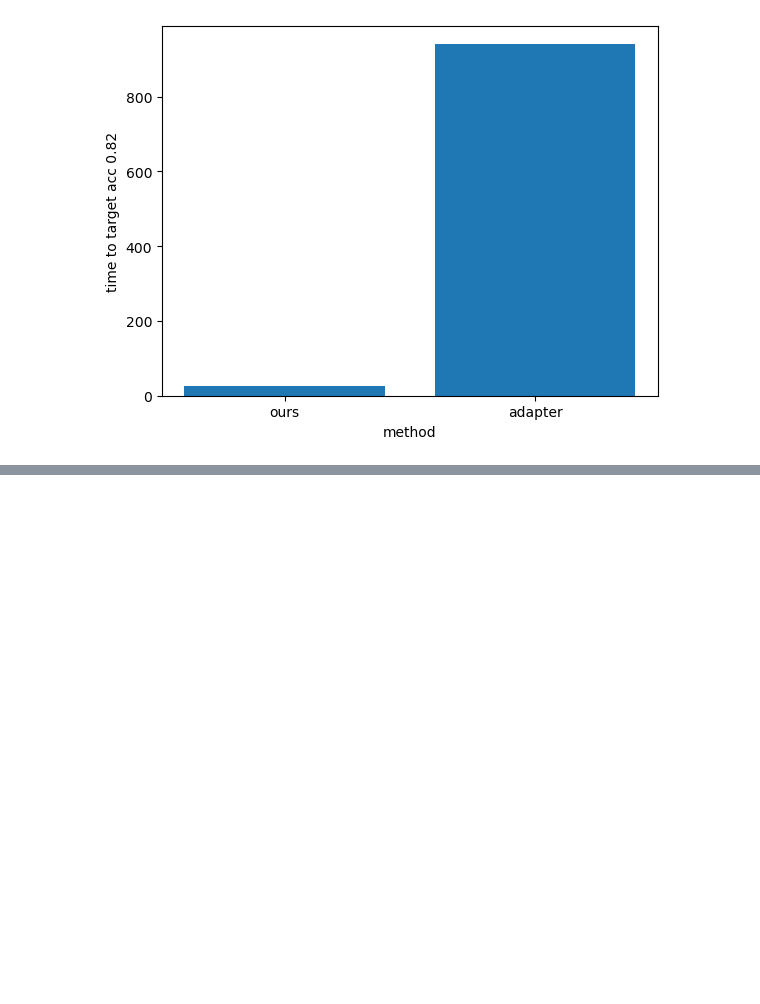
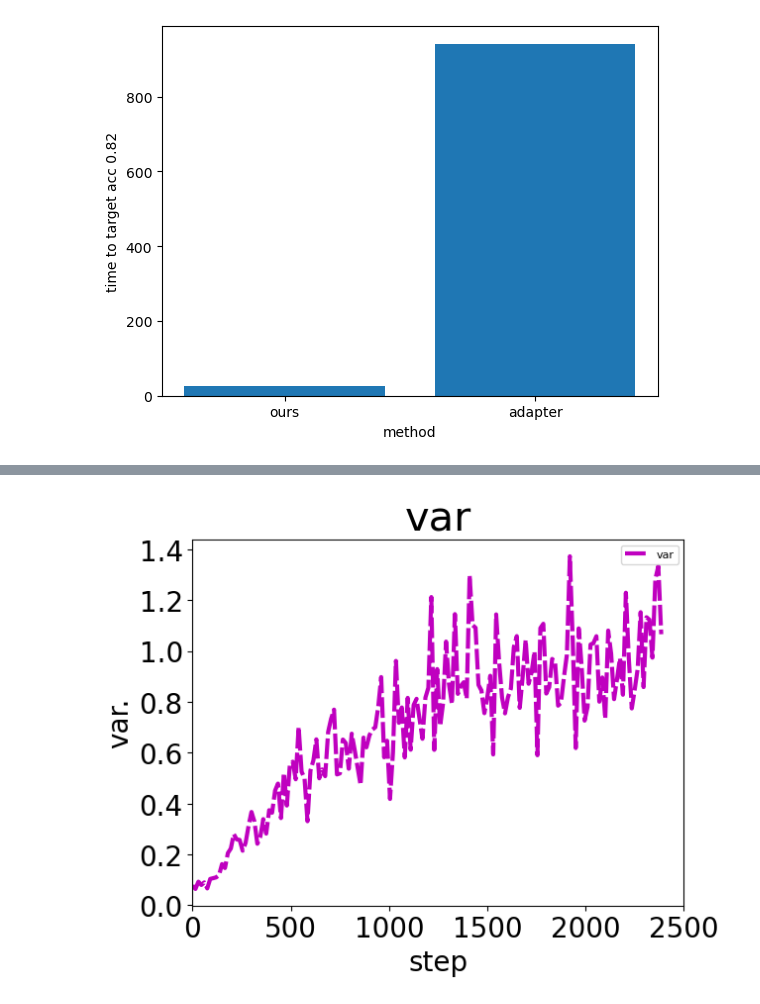
Before and after one commit to UbiquitousLearning/FwdLLM, a Jupyter notebook: end2end_figure.ipynb, the cells around one changed output, grey strips where cells are left out. Drawn from its saved outputs; the diff is of its cells as text; code cells hidden in the pictures; blank space fills up the shorter version.

Commit message:
new figure

```diff
--- a/end2end_figure.ipynb
+++ b/end2end_figure.ipynb
@@ -407,0 +515,22 @@ time to target acc 0.82: {'ours': 27.01428188883462, 'adapter': 941.215248445639
+# %%
+# figure 9
+var_list = []
+with open("/data/wyz/FedNLP/experiments/distributed/transformer_exps/run_tc_exps/log/end2end/sampling/distilbert_agnews/fedFwd_distilbert_agnews_lr0.01_client_num_100_numerical_var_threthod_0.1.log","r") as f:
+    lines = f.readlines()
+    for line in lines:
+        if 'num of fwdgrad: 100, var:' in line:
+            var = float(line[line.rfind(':')+1:])
+            var_list.append(var)
+var_list = var_list[::15]
+plt.plot([i*15 for i in list(range(len(var_list)))], var_list, linestyle=linestyle[i], color=colors[i],label='var',linewidth=lw)
+plt.xlabel("step",fontsize=20)
+plt.ylabel("var.",fontsize=20)
+plt.xticks(size = 20)
+plt.xlim(0,2500)
+plt.yticks(size = 20)
+# plt.ylim(0,0.98)
+plt.legend(fontsize=8)
+plt.title(f"var",fontsize=30)
+plt.show()
+# %% [output]
+[figure, added]
```
Also changed, not shown: parts of 2 cells of this notebook, 1 other file.
